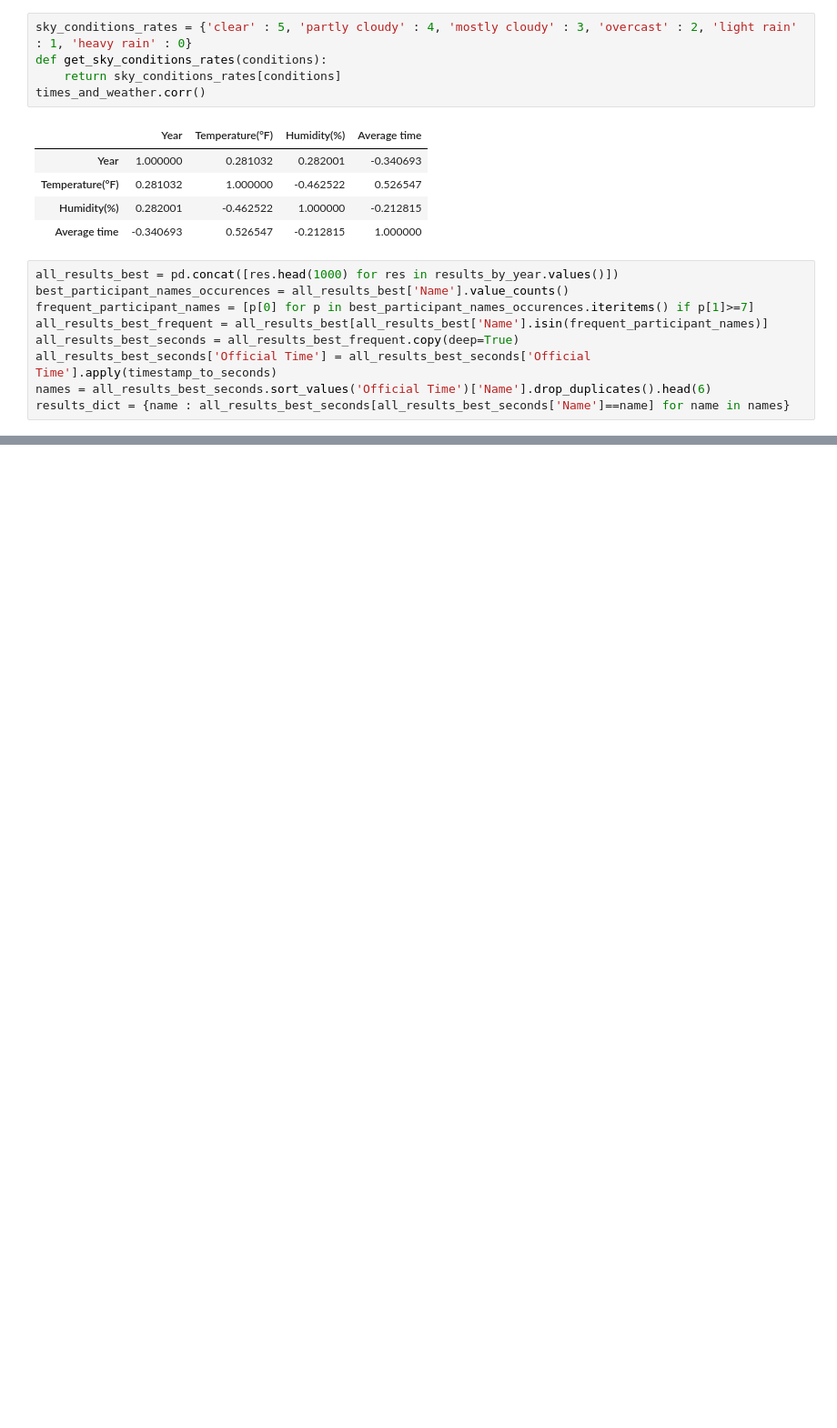
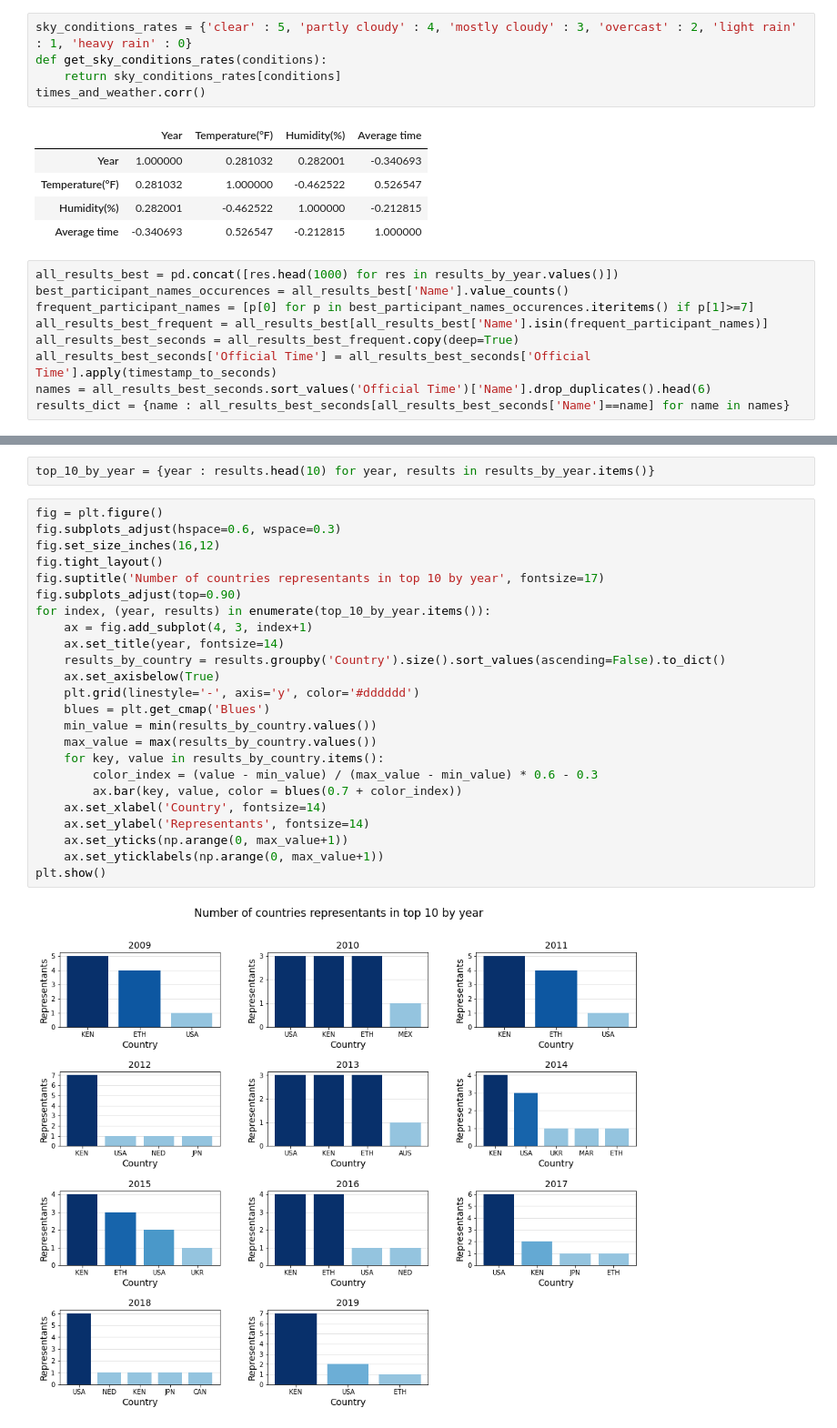
Before and after one commit to tadeq/Boston-marathon-data-analysis, a Jupyter notebook: data_analysis.ipynb, the cells around one changed output, grey strips where cells are left out. Shown at 91% size. Saved outputs shown, nothing was run; the diff lists cells and outputs as text; blank space fills up the shorter version.

```diff
--- a/data_analysis.ipynb
+++ b/data_analysis.ipynb
@@ -433,0 +455,28 @@ plt.show()
+# %%
+top_10_by_year = {year : results.head(10) for year, results in results_by_year.items()}
+# %%
+fig = plt.figure()
+fig.subplots_adjust(hspace=0.6, wspace=0.3)
+fig.set_size_inches(16,12)
+fig.tight_layout()
+fig.suptitle('Number of countries representants in top 10 by year', fontsize=17)
+fig.subplots_adjust(top=0.90)
+for index, (year, results) in enumerate(top_10_by_year.items()):
+    ax = fig.add_subplot(4, 3, index+1)
+    ax.set_title(year, fontsize=14)
+    results_by_country = results.groupby('Country').size().sort_values(ascending=False).to_dict()
+    ax.set_axisbelow(True)
+    plt.grid(linestyle='-', axis='y', color='#dddddd')
+    blues = plt.get_cmap('Blues')
+    min_value = min(results_by_country.values())
+    max_value = max(results_by_country.values())
+    for key, value in results_by_country.items():
+        color_index = (value - min_value) / (max_value - min_value) * 0.6 - 0.3
+        ax.bar(key, value, color = blues(0.7 + color_index))
+    ax.set_xlabel('Country', fontsize=14)
+    ax.set_ylabel('Representants', fontsize=14)
+    ax.set_yticks(np.arange(0, max_value+1))
+    ax.set_yticklabels(np.arange(0, max_value+1))
+plt.show()
+# %% [output]
+[figure, added]
```
Also changed, not shown: parts of 25 cells of this notebook.
